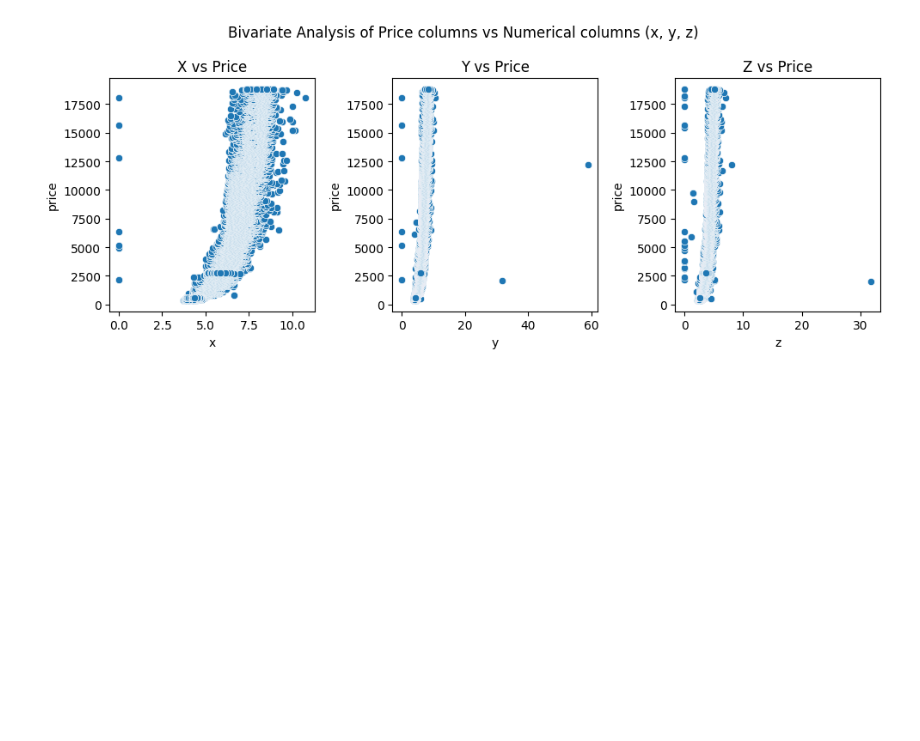
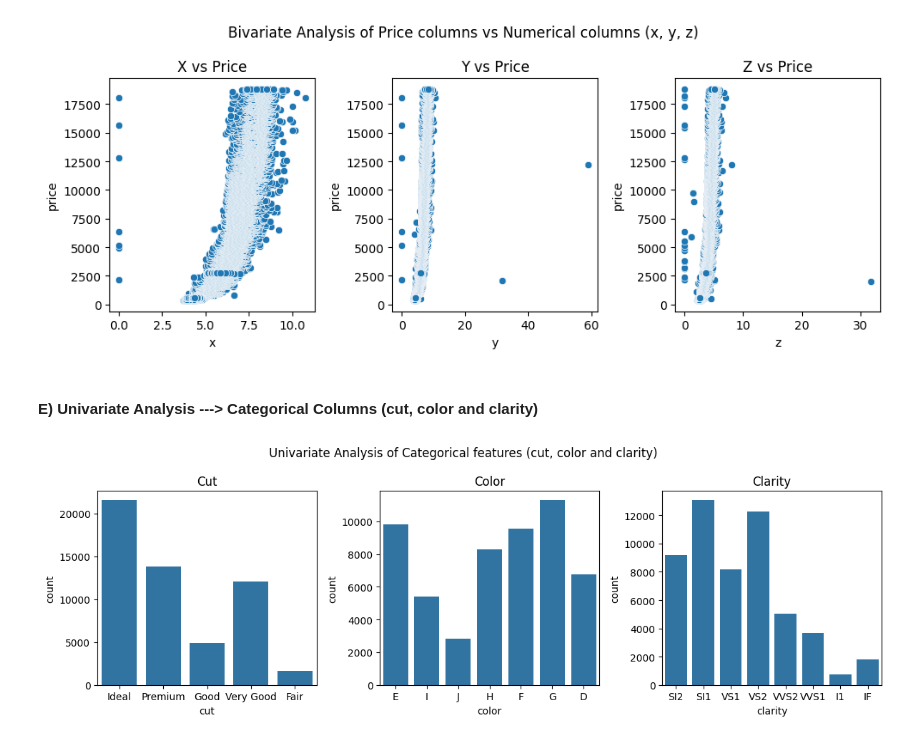
Before and after one commit to Angad143/Diamond-Price-Prediction, a Jupyter notebook: Diamonds_price_predictions.ipynb, the cells around one changed output. Drawn from its saved outputs; the diff is of its cells as text; code cells hidden in the pictures; blank space fills up the shorter version.

Commit message:
uni and bi in categorical columns

```diff
--- a/Diamonds_price_predictions.ipynb
+++ b/Diamonds_price_predictions.ipynb
@@ -203,3 +203,27 @@ plt.tight_layout()
 plt.show()
 # %% [output]
 [figure]
+# %% [markdown]
+#### **E) Univariate Analysis ---> Categorical Columns (cut, color and clarity)**
+# %%
+# Create a 1x3 grid of subplots for histogram plots
+fig, ax = plt.subplots(1, 3, figsize=(12,4))
+fig.suptitle("Univariate Analysis of Categorical features (cut, color and clarity)")
+
+# Plot the count plot of cut feature
+ax[0].set_title("Cut")
+sns.countplot(data=data, x='cut', ax=ax[0])
+
+# Plot the count plot of color feature
+ax[1].set_title("Color")
+sns.countplot(data=data, x='color', ax=ax[1])
+
+# Plot the count plot of clarity feature
+ax[2].set_title("Clarity")
+sns.countplot(data=data, x='clarity', ax=ax[2])
+
+# Adjust the layout
+plt.tight_layout()
+plt.show()
+# %% [output]
+[figure, added]
```
Also changed, not shown: parts of 2 cells of this notebook.
